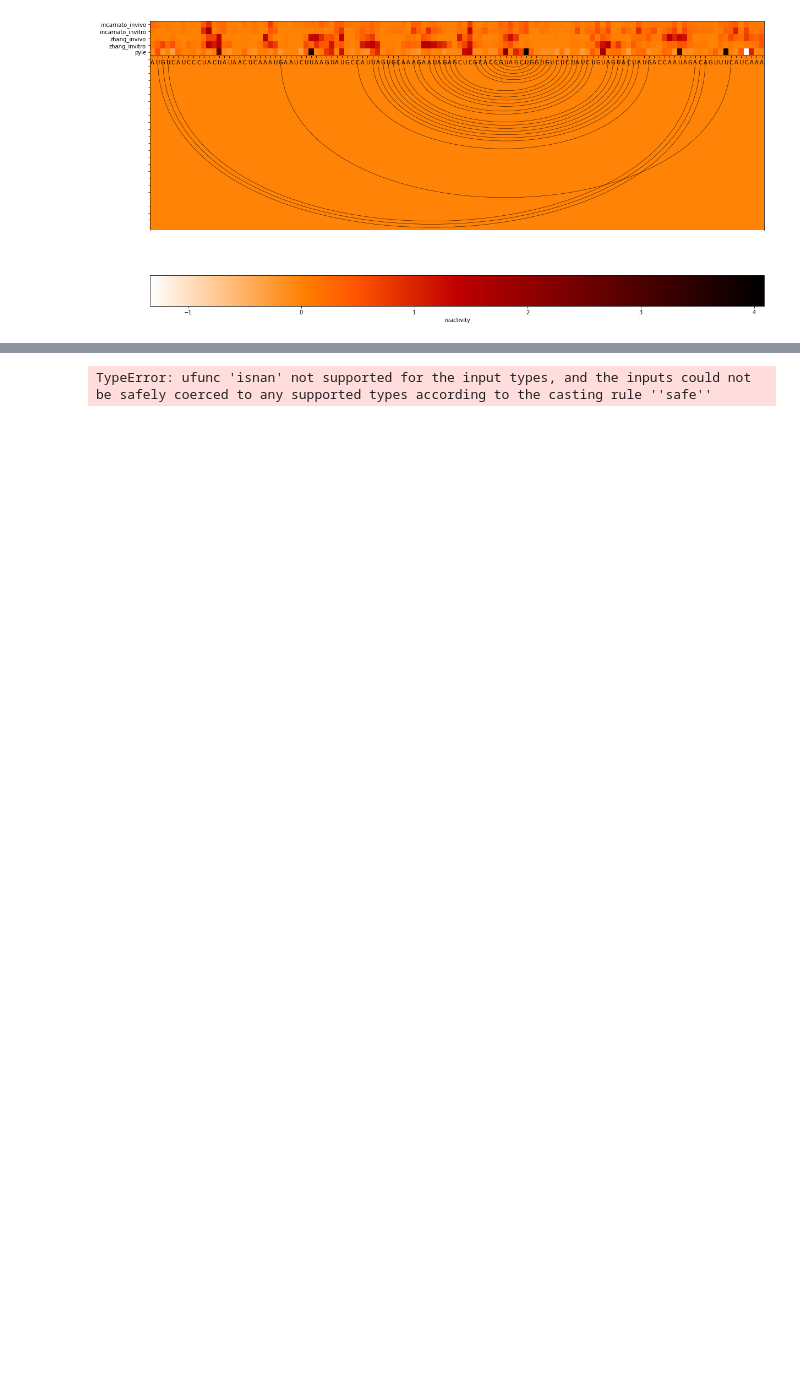
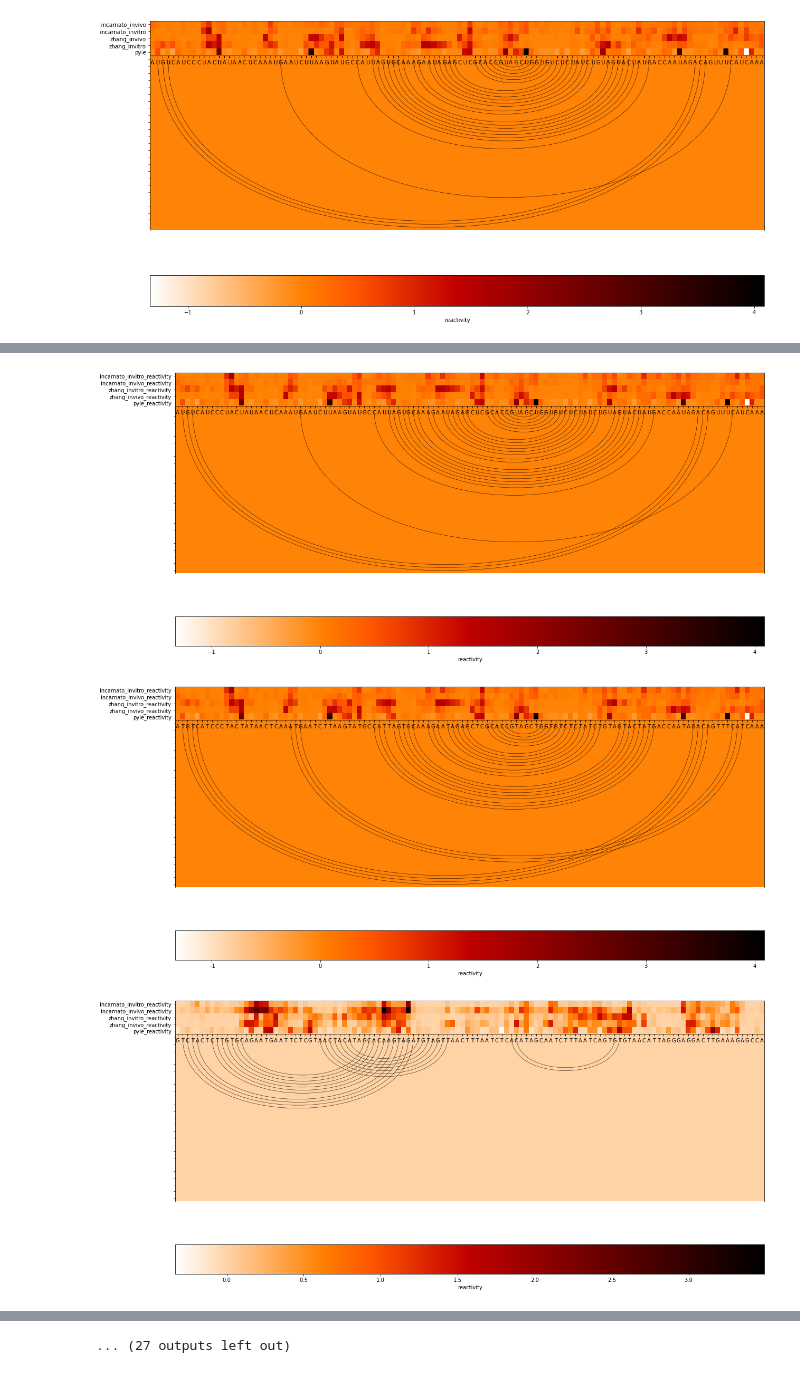
Before and after one commit to rkretsch/PK_research, a Jupyter notebook: notebooks/shape_correlation_pks.ipynb, the cells around one changed output, grey strips where cells are left out. Drawn from its saved outputs; the diff is of its cells as text; code cells hidden in the pictures; blank space fills up the shorter version.

Commit message:
updated shape functions

```diff
--- a/notebooks/shape_correlation_pks.ipynb
+++ b/notebooks/shape_correlation_pks.ipynb
@@ -184,38 +184,53 @@ from arnie.utils import *
 
 
 def get_shape_graphs_for_pks(pk_csv, path_to_shape_data, list_of_shape_sets, output_folder):
-    df = pd.read_csv('pk_csv')
+    df = pd.read_csv(pk_csv)
 
     all_shape_sets = []
     for name in list_of_shape_sets:
-        shape_data = get_normalized_shape_data(path_to_shape_data + '/' + name)
-        all_shape_sets.append(shape_data)
+        shape_data = get_normalized_shape_data(path_to_shape_data + '/' + name + '.csv')
+        float_shape_data = []
+        for char in shape_data:
+            if np.isnan(char):
+                float_shape_data.append(float(-999))
+            else:
+                float_shape_data.append(float(char))
+
+        all_shape_sets.append(float_shape_data)
+
 
     starts = df['start'].to_list()
     seqs = df['sequence'].to_list()
     structs = df['structure'].to_list()
+    pk_predictor = df['program'].to_list()
 
-
-    # generate a list containing sets of all programs with shape data regarding only the locations of the pseudoknots of interest
+    # generate a list containing sets of all programs with shape data with only pks of interest
     all_pk_shape_data = []
-    for name in list_of_shape_sets:
+    for program in all_shape_sets:
         program_specific_pk_shape_data = []
         for idx in starts:
-            pk_shape_data = name[idx:idx+120]
+            pk_shape_data = program[idx:idx+120]
             program_specific_pk_shape_data.append(pk_shape_data)
         all_pk_shape_data.append(program_specific_pk_shape_data)
 
+
     # in this case we are investigating 39 pks
     # replace this with a variable to adjust the number to whatever csv is put in
+    # for this pseudoknot, we are finding the sequence, the predicted structure
+        # and a list with the shape data from all 5 tracks for that window
     for idx in range(0,39):
         seq = seqs[idx]
         struct = structs[idx]
         reacts = []
         for num in range(len(list_of_shape_sets)):
+            # 'program' contains all the shape data for all windows with pks from one track of data
             program = all_pk_shape_data[num]
+            # react contains the shape data from one window from one track of data
             react = program[idx]
             reacts.append(react)
-        react_labels = list_of_shape_sets
+
+        react_labels = []
+        react_labels = react_labels + list_of_shape_sets
         num_white_space = 25 # increase if need more space at bottom for arc
         figsize_x = 20
         figsize_y = 10
@@ -226,6 +241,7 @@ def get_shape_graphs_for_pks(pk_csv, path_to_shape_data, list_of_shape_sets, out
         for i in range(num_white_space):
             reacts.append(np.zeros(len(seq)))
             react_labels.append("")
+
 
         plt.figure(figsize=(figsize_x,figsize_y))
 
@@ -238,4 +254,4 @@ def get_shape_graphs_for_pks(pk_csv, path_to_shape_data, list_of_shape_sets, out
             draw_contact(i,j,plt.gca(),len(reacts)-num_white_space-arc_offset,arc_height)
 
         plt.colorbar(orientation='horizontal', label='reactivity')
-        plt.savefig('{}.png'.format(idx), dpi=150, bbox_inches='tight')
+        plt.savefig(output_folder+'/'+str(starts[idx])+'_'+pk_predictor[idx]+'.png', dpi=150, bbox_inches='tight')
@@ -264,3 +260,12 @@ for idx in range(0,39):
 # %%
-pyle = get_normalized_shape_data('/home/gnye8/Desktop/PK_research/SSRP_work/shape_data/pyle_reactivity-Copy1.csv')
+top_pks = '/home/gnye8/Desktop/PK_research/pipeline_results/analysis_output/top_pks.csv'
+path = '/home/gnye8/Desktop/PK_research/SSRP_work/shape_data'
+shape_sets = ['incarnato_invitro_reactivity', 'incarnato_invivo_reactivity', 'zhang_invitro_reactivity', 'zhang_invivo_reactivity', 'pyle_reactivity']
+folder = '/home/gnye8/Desktop/PK_research/pipeline_results/normalized_shape_analysis'
+
+
+get_shape_graphs_for_pks(pk_csv=top_pks, path_to_shape_data=path, list_of_shape_sets=shape_sets, output_folder=folder)
 # %% [output]
+[figure, added]
+[figure, added]
+[figure, added]
@@ -267,4 +281,4 @@ pyle = get_normalized_shape_data('/home/gnye8/Desktop/PK_research/SSRP_work/shap
-TypeError: ufunc 'isnan' not supported for the input types, and the inputs could not be safely coerced to any supported types according to the casting rule ''safe''
+... (27 outputs left out)
 # %%
 def get_normalized_shape_data(shape_filename):
 
```
Also changed, not shown: parts of 9 cells of this notebook, 40 other files.
